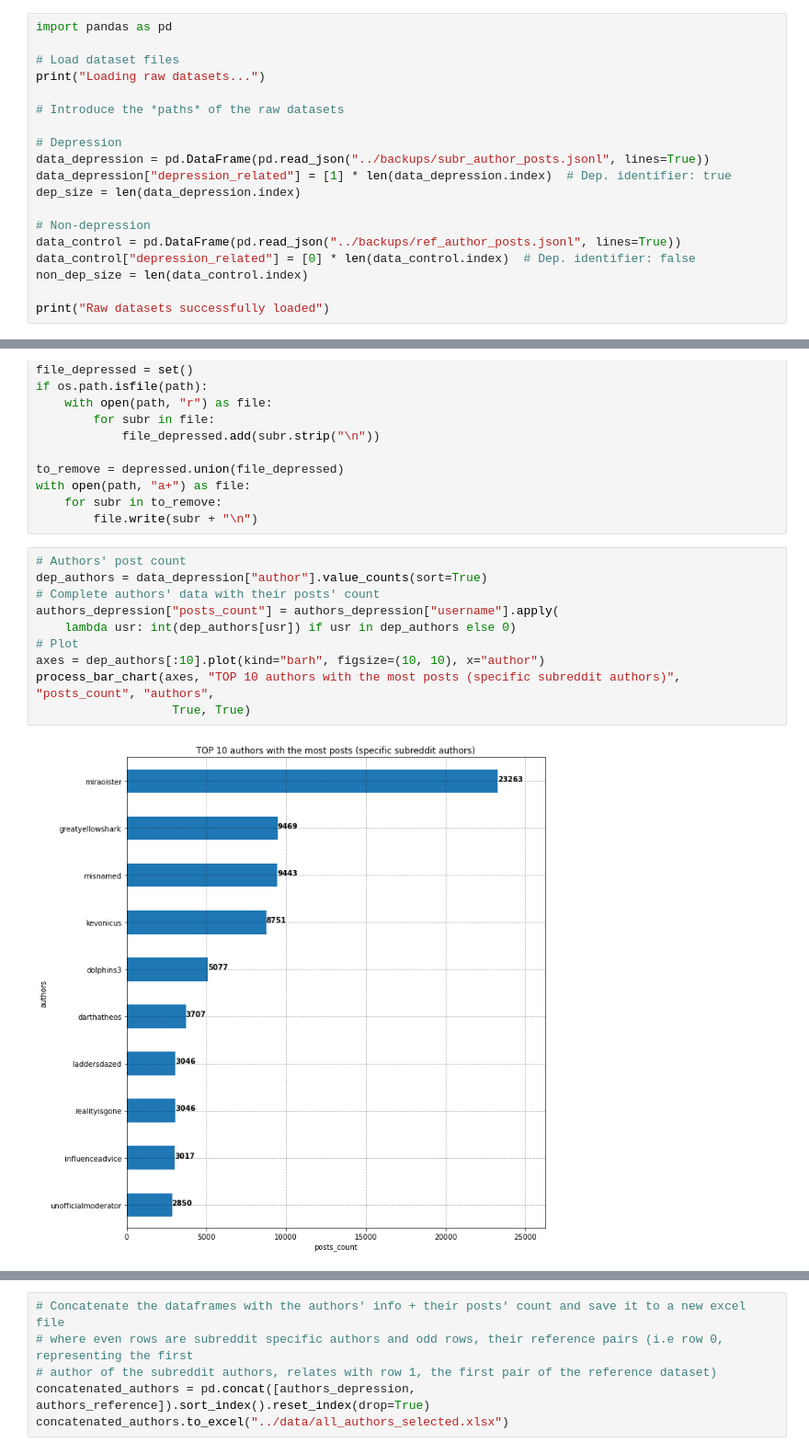
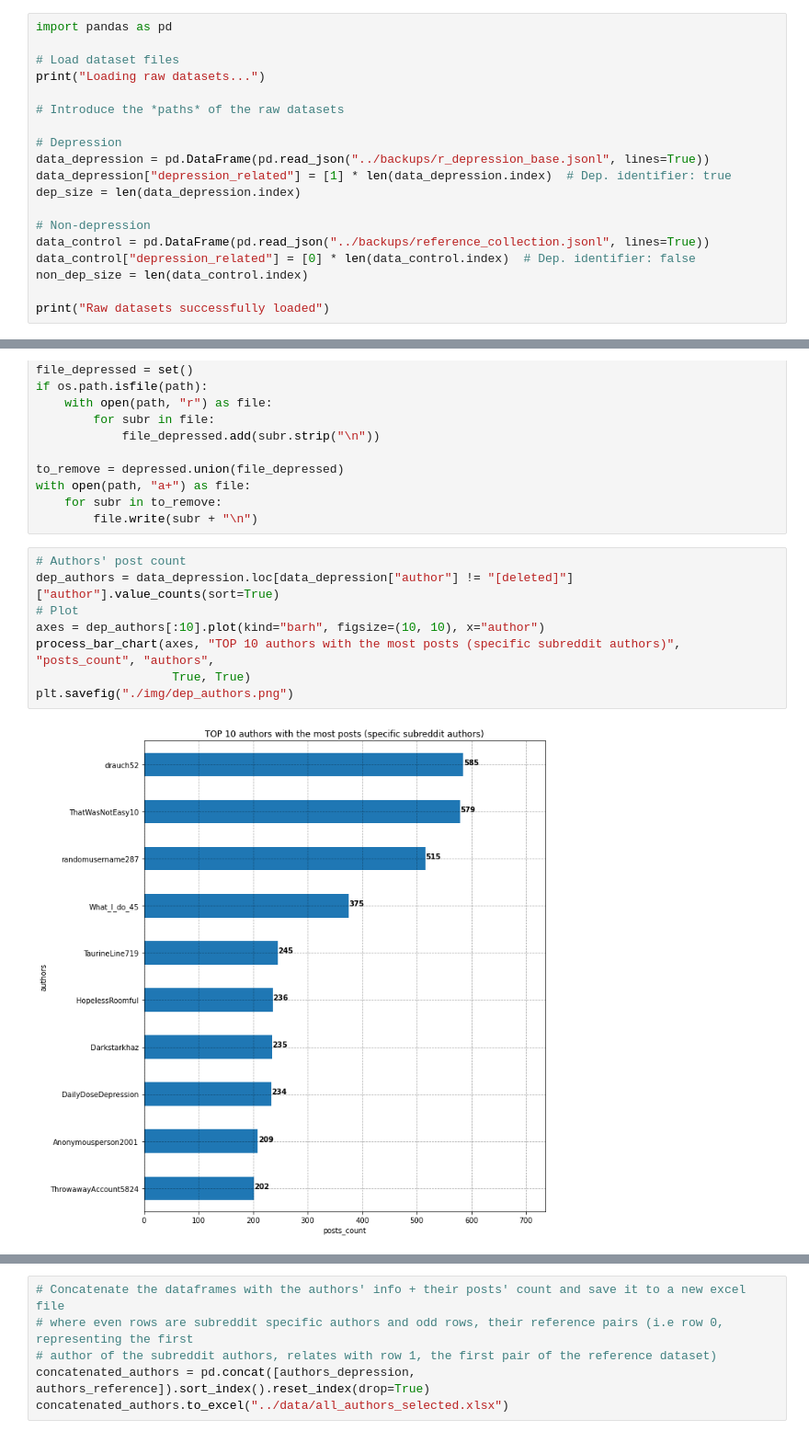
Before and after one commit to Nacho888/reddit-analysis, a Jupyter notebook: machinelearning/datasets_analysis.ipynb, the cells around one changed output, grey strips where cells are left out. Shown at 92% size. Saved outputs shown, nothing was run; the diff lists cells and outputs as text.

```diff
--- a/machinelearning/datasets_analysis.ipynb
+++ b/machinelearning/datasets_analysis.ipynb
@@ -7,12 +9,12 @@ print("Loading raw datasets...")
 # Introduce the *paths* of the raw datasets
 
 # Depression
-data_depression = pd.DataFrame(pd.read_json("../backups/subr_author_posts.jsonl", lines=True))
+data_depression = pd.DataFrame(pd.read_json("../backups/r_depression_base.jsonl", lines=True))
 data_depression["depression_related"] = [1] * len(data_depression.index)  # Dep. identifier: true
 dep_size = len(data_depression.index)
 
 # Non-depression
-data_control = pd.DataFrame(pd.read_json("../backups/ref_author_posts.jsonl", lines=True))
+data_control = pd.DataFrame(pd.read_json("../backups/reference_collection.jsonl", lines=True))
 data_control["depression_related"] = [0] * len(data_control.index)  # Dep. identifier: false
 non_dep_size = len(data_control.index)
 
@@ -104,13 +106,11 @@ with open(path, "a+") as file:
         file.write(subr + "\n")
 # %%
 # Authors' post count
-dep_authors = data_depression["author"].value_counts(sort=True)
-# Complete authors' data with their posts' count
-authors_depression["posts_count"] = authors_depression["username"].apply(
-    lambda usr: int(dep_authors[usr]) if usr in dep_authors else 0)
+dep_authors = data_depression.loc[data_depression["author"] != "[deleted]"]["author"].value_counts(sort=True)
 # Plot
 axes = dep_authors[:10].plot(kind="barh", figsize=(10, 10), x="author")
 process_bar_chart(axes, "TOP 10 authors with the most posts (specific subreddit authors)", "posts_count", "authors",
                    True, True)
+plt.savefig("./img/dep_authors.png")
 # %% [output]
-[figure, old version]
+[figure, new version]
```
Also changed, not shown: parts of 9 cells of this notebook, 5 other files.
